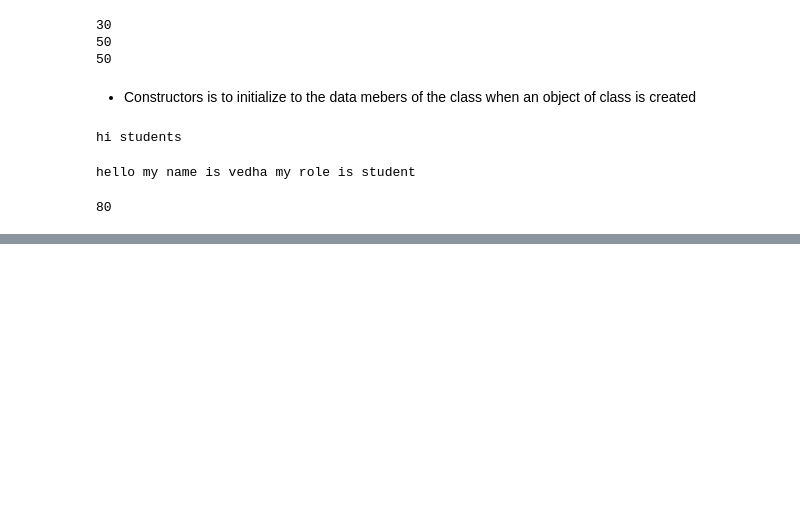
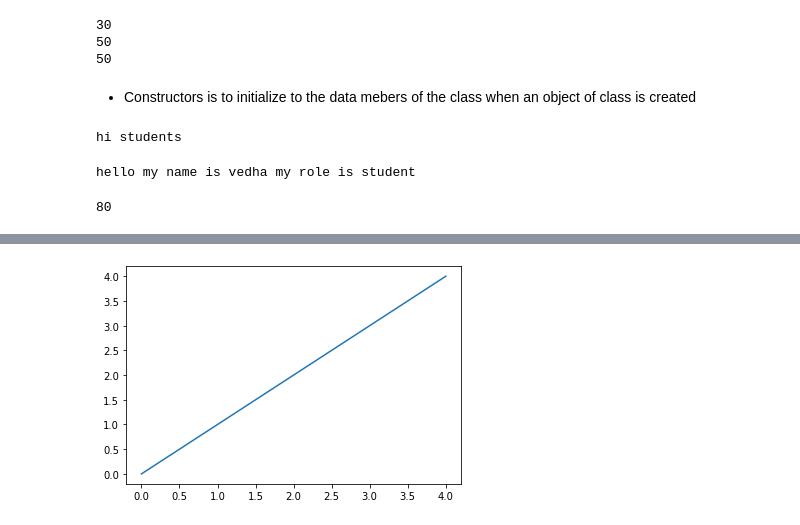
Before and after one commit to VedhaSree3433/PYTHON-VIEW, a Jupyter notebook: 7-6-2021.ipynb, the cells around one changed output, grey strips where cells are left out. Drawn from its saved outputs; the diff is of its cells as text; code cells hidden in the pictures; blank space fills up the shorter version.

```diff
--- a/7-6-2021.ipynb
+++ b/7-6-2021.ipynb
@@ -821,0 +1039,7 @@ array([[9, 9],
+# %%
+n=np.arange(5)
+n2=np.arange(5)
+plt.plot(n,n2)
+plt.show()
+# %% [output]
+[figure, added]
```
Also changed, not shown: parts of 186 cells of this notebook.
